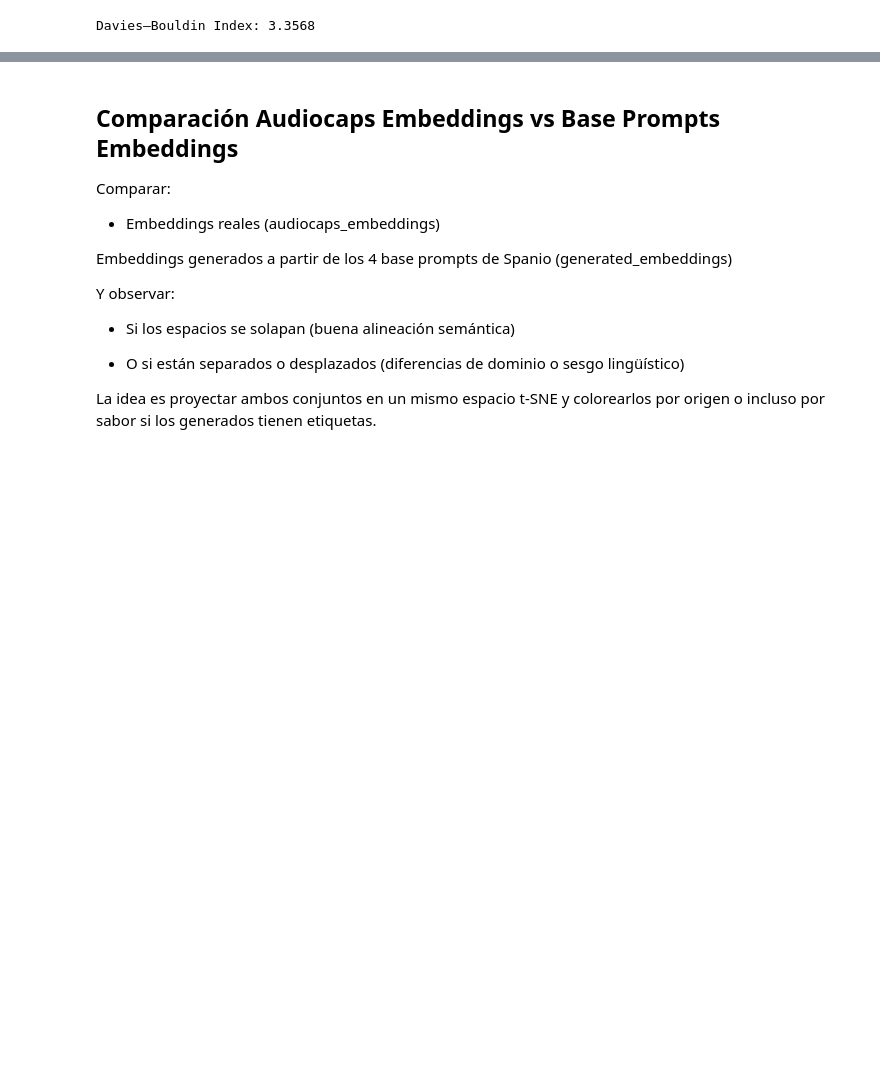
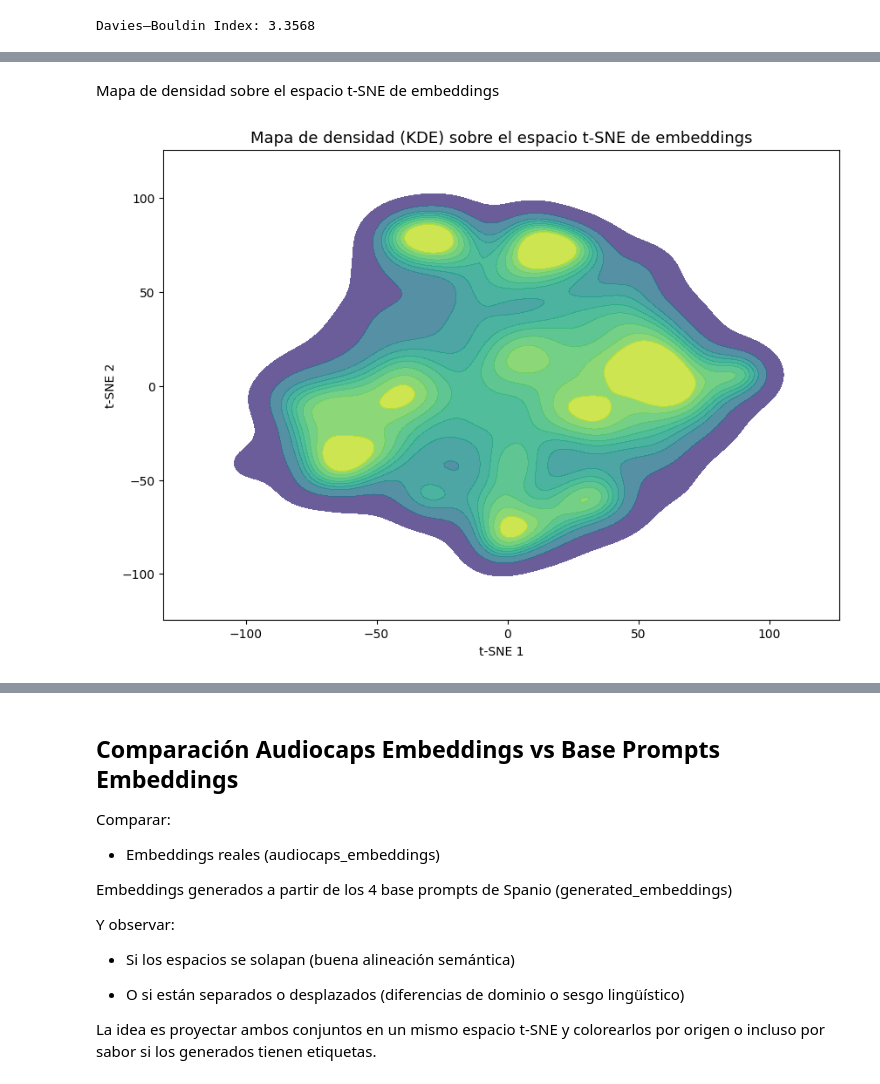
Before and after one commit to audioreprompt-org/audio_reprompt, a Jupyter notebook: models/notebooks/tsne-music-caps.ipynb, the cells around one changed output, grey strips where cells are left out. Saved outputs shown, nothing was run; the diff lists cells and outputs as text; code cells hidden in the pictures; blank space fills up the shorter version.

Commit message:
Update the analysis in the TSNE notebook for Music Caps

```diff
--- a/models/notebooks/tsne-music-caps.ipynb
+++ b/models/notebooks/tsne-music-caps.ipynb
@@ -384,0 +470,14 @@ Mejor número de clusters según Silhouette: 2 (score=0.1163)
+# %% [markdown]
+Mapa de densidad sobre el espacio t-SNE de embeddings
+# %%
+plt.figure(figsize=(10, 7))
+sns.kdeplot(
+    x=df_audio_caps["tsne_1"], y=df_audio_caps["tsne_2"],
+    fill=True, thresh=0.05, cmap="viridis", alpha=0.8
+)
+plt.title("Mapa de densidad (KDE) sobre el espacio t-SNE de embeddings", fontsize=13)
+plt.xlabel("t-SNE 1")
+plt.ylabel("t-SNE 2")
+plt.show()
+# %% [output]
+[figure, added]
```
Also changed, not shown: parts of 31 cells of this notebook.
